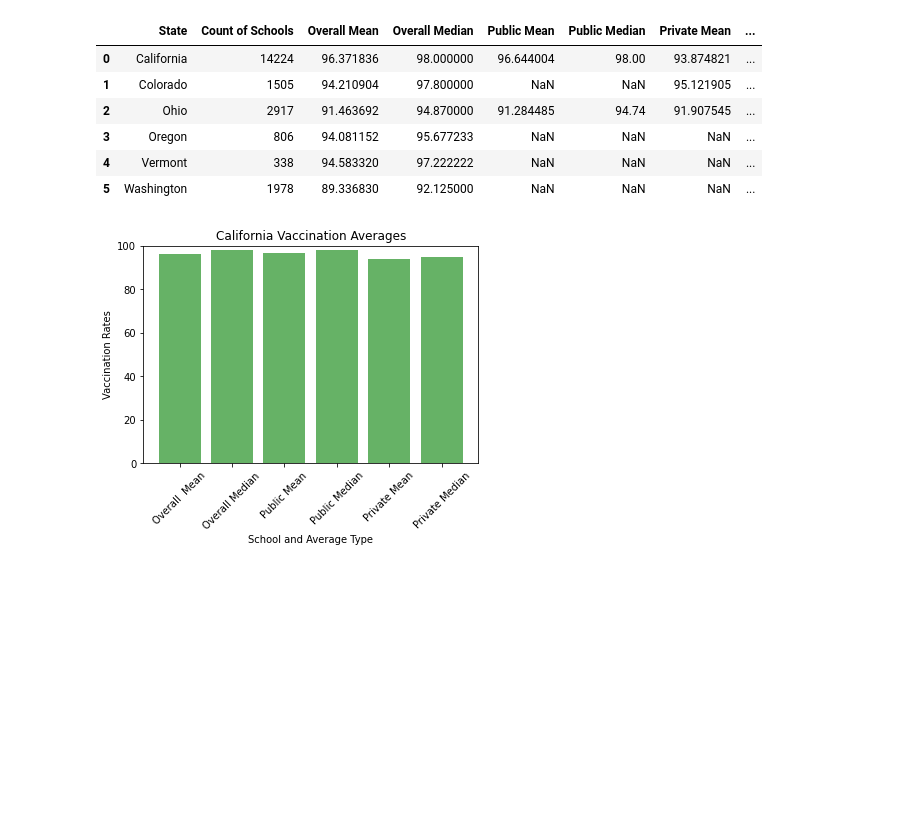
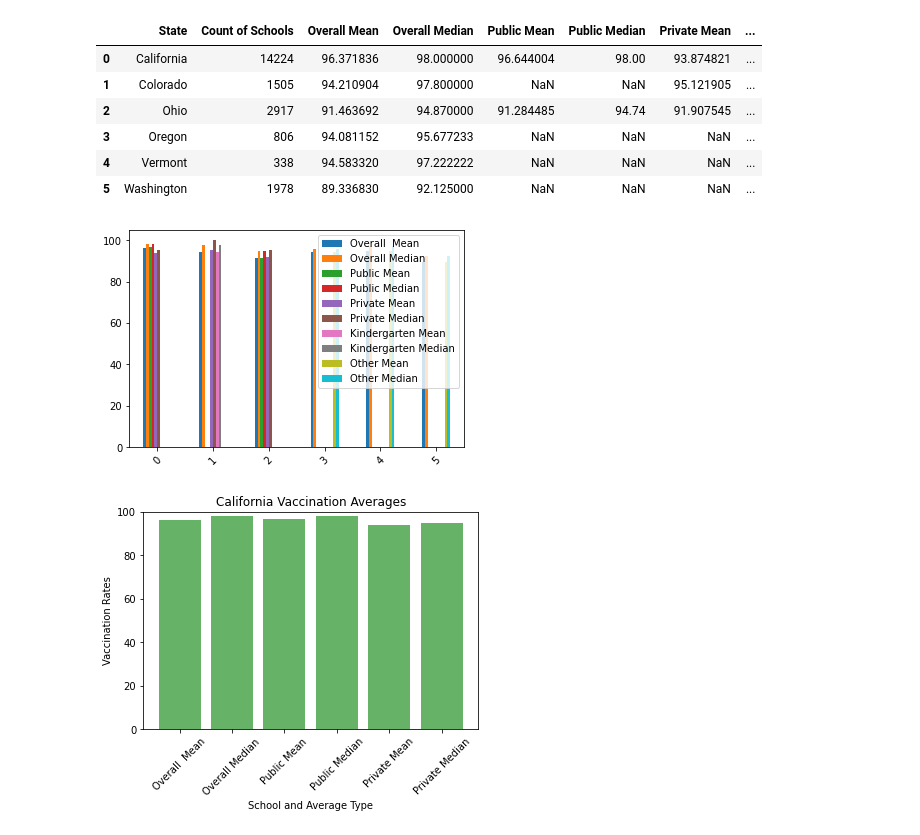
Before and after one commit to mel-c-lowe/UMN_Bootcamp_Project_One, a Jupyter notebook: MMR Vaccinations Trends.ipynb, the cells around one changed output. Drawn from its saved outputs; the diff is of its cells as text; code cells hidden in the pictures; blank space fills up the shorter version.

Commit message:
Ugly rough charts set up for state grouped charts

```diff
--- a/MMR Vaccinations Trends.ipynb
+++ b/MMR Vaccinations Trends.ipynb
@@ -309,6 +309,11 @@ avg_by_state
 | 3 | Oregon | 806 | 94.081152 | 95.677233 | NaN | NaN | NaN | ... |
 | 4 | Vermont | 338 | 94.583320 | 97.222222 | NaN | NaN | NaN | ... |
 | 5 | Washington | 1978 | 89.336830 | 92.125000 | NaN | NaN | NaN | ... |
+# %%
+group_by_state = avg_by_state.drop(["Count of Schools"], axis=1)
+state_group_fig = group_by_state.plot.bar(rot=45)
+# %% [output]
+[figure, added]
 # %%
 # Look at data in groups of states
 # California only
```
Also changed, not shown: parts of 3 cells of this notebook.
